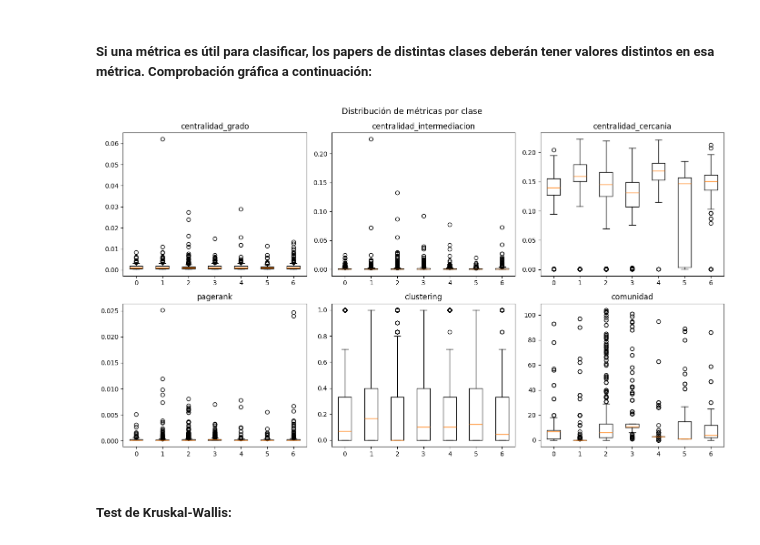
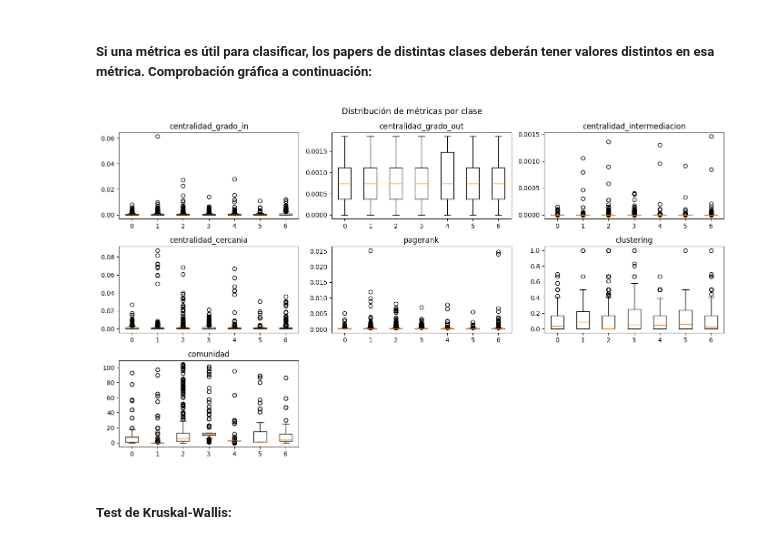
Before and after one commit to aitanavp/proyecto-ia, a Jupyter notebook: notebooks/codigo.ipynb, the cells around one changed output. Saved outputs shown, nothing was run; the diff lists cells and outputs as text; code cells hidden in the pictures.

Commit message:
add directed graph to metrics & train/test/validation datasets

```diff
--- a/notebooks/codigo.ipynb
+++ b/notebooks/codigo.ipynb
@@ -151,7 +152,7 @@ centralidad_intermediacion = nx.betweenness_centrality(G, k=500, seed=42)
 # %% [markdown]
 ## Centralidad de cercanía
 # %%
-centralidad_cercania = nx.closeness_centrality(G)
+centralidad_cercania = nx.closeness_centrality(G_directed)
 # %% [markdown]
 ## PageRank
 # %%
@@ -160,7 +161,7 @@ pagerank = nx.pagerank(G_directed, alpha=0.85)
 # %% [markdown]
 ## Coeficiente de clustering
 # %%
-clustering = nx.clustering(G)
+clustering = nx.clustering(G_directed)
 # %% [markdown]
 ## Detección de comunidades
 # %%
@@ -176,11 +177,12 @@ for comunidad, miembros in enumerate(comunidades):
 # %%
 metricas = pd.DataFrame({
     'paper_id':                      list(G.nodes()),
-    'centralidad_grado':             [centralidad_grado[n] for n in G.nodes()],
-    'centralidad_intermediacion':    [centralidad_intermediacion[n] for n in G.nodes()],
-    'centralidad_cercania':          [centralidad_cercania[n] for n in G.nodes()],
-    'pagerank':                      [pagerank.get(n, 0.0) for n in G.nodes()], # PageRank se calcula sobre el grafo dirigido; .get(n, 0.0) como seguridad por si hubiera algún nodo en el grafo no dirigido que no esté en el dirigido
-    'clustering':                    [clustering[n] for n in G.nodes()],
+    'centralidad_grado_in':          [centralidad_grado_in.get(n, 0.0) for n in G.nodes()], # Al calcularse sobre el grafo dirigido; se usa.get(n, 0.0) como seguridad por si hubiera algún nodo en el grafo no dirigido que no esté en el dirigido
+    'centralidad_grado_out':         [centralidad_grado_out.get(n, 0.0) for n in G.nodes()],
+    'centralidad_intermediacion':    [centralidad_intermediacion.get(n, 0.0) for n in G.nodes()],
+    'centralidad_cercania':          [centralidad_cercania.get(n, 0.0) for n in G.nodes()],
+    'pagerank':                      [pagerank.get(n, 0.0) for n in G.nodes()],
+    'clustering':                    [clustering.get(n, 0.0) for n in G.nodes()],
     'comunidad':                     [mapa_comunidades.get(n, -1) for n in G.nodes()], # Si el nodo no aparece en el mapa de comunidades, se le asigna el valor -1
 })
 # %%
@@ -214,34 +216,37 @@ PRIMEROS 5 PAPERS JUNTO A SUS MÉTRICAS Y CLASE:
 # %%
 import matplotlib.pyplot as plt
 # %%
-metricas_relacionales = ['centralidad_grado', 'centralidad_intermediacion', 'centralidad_cercania', 'pagerank', 'clustering', 'comunidad']
+metricas_relacionales = ['centralidad_grado_in', 'centralidad_grado_out', 'centralidad_intermediacion', 'centralidad_cercania', 'pagerank', 'clustering', 'comunidad']
 # %% [markdown]
 ## Distribución de cada métrica por clase
 # %% [markdown]
 ##### Si una métrica es útil para clasificar, los papers de distintas clases deberán tener valores distintos en esa métrica. Comprobación gráfica a continuación:
 # %%
-figura, graficas = plt.subplots(2, 3, figsize=(14, 8)) # 6 gráficas distribuidas en 2 filas y 3 columnas
+figura, graficas = plt.subplots(3, 3, figsize=(14, 8)) # 7 gráficas distribuidas en 3 filas y 3 columnas
 graficas = graficas.flatten()
 
 clases = sorted(metricas_clase['clase'].unique()) # Array ordenado de las clases codificadas : [0, 1, 2, 3, 4, 5, 6]
 
 for grafica, metrica in zip(graficas, metricas_relacionales):
     # Array que almacena los valores de cada clase para la métrica actual
     datos_por_clase = []
 
     for clase in clases:
         # Selecciona los valores de la columna metrica correspondientes a la clase actual
         valores = metricas_clase.loc[metricas_clase['clase'] == clase, metrica].values
         datos_por_clase.append(valores)
 
-    grafica.boxplot(datos_por_clase, labels=[str(c) for c in clases])
+    grafica.boxplot(datos_por_clase, tick_labels=[str(c) for c in clases])
     grafica.set_title(metrica)
+
+for i in range(len(metricas_relacionales), len(graficas)):
+    graficas[i].axis('off') # Elimina las gráficas sobrantes
 
 plt.suptitle('Distribución de métricas por clase', fontsize=13)
 plt.tight_layout()
 plt.show()
 # %% [output]
-[figure, old version]
+[figure, new version]
 # %% [markdown]
 ##### Test de Kruskal-Wallis:
 # %%
```
Also changed, not shown: parts of 23 cells of this notebook.
